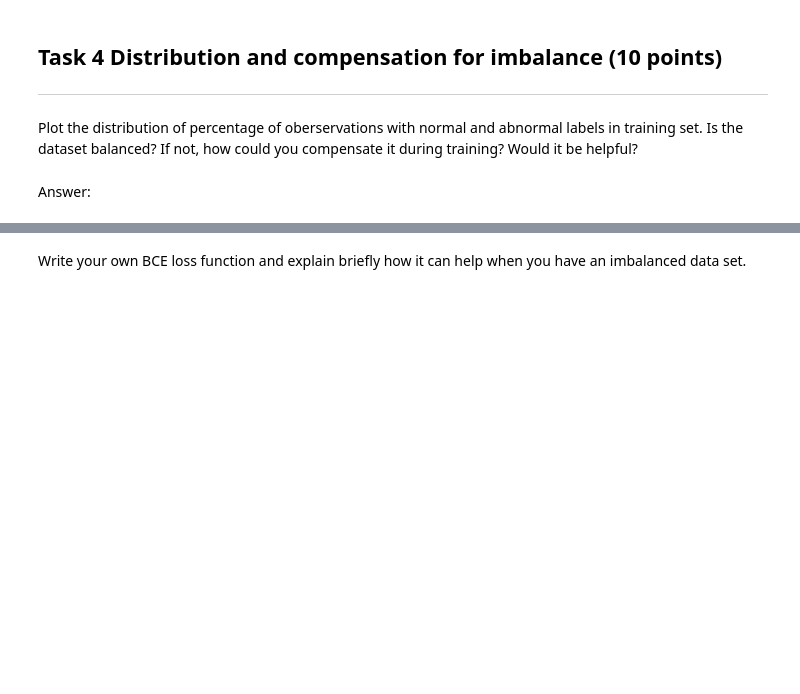
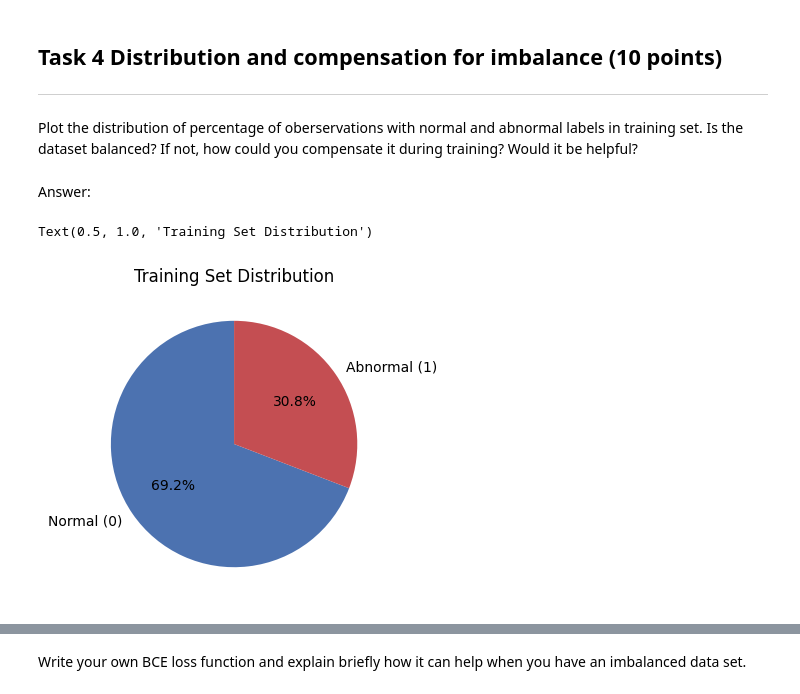
Before and after one commit to kalk-ak/Machine-Learning--MA, a Jupyter notebook: labs/lab3/Lab3_ECG_LSTM_CNN_2026.ipynb, the cells around one changed output, grey strips where cells are left out. Cells and saved outputs as stored; diff of their text form; code cells hidden in the pictures; blank space fills up the shorter version.

```diff
--- a/labs/lab3/Lab3_ECG_LSTM_CNN_2026.ipynb
+++ b/labs/lab3/Lab3_ECG_LSTM_CNN_2026.ipynb
@@ -242,0 +359,18 @@ Answer:
+# %%
+# Train
+# Your code here
+#
+plt.figure(figsize=(10, 4))
+
+plt.subplot(1, 2, 1)
+# Calculate counts
+train_abnormal = np.sum(y_train)
+train_normal = len(y_train) - train_abnormal
+
+# Create Pie Chart
+plt.pie([train_normal, train_abnormal], labels=['Normal (0)', 'Abnormal (1)'],
+        autopct='%1.1f%%', colors=['#4C72B0', '#C44E52'], startangle=90)
+plt.title("Training Set Distribution")
+# %% [output]
+Text(0.5, 1.0, 'Training Set Distribution')
+[figure, added]
```
Also changed, not shown: parts of 50 cells of this notebook, 2 other files.
